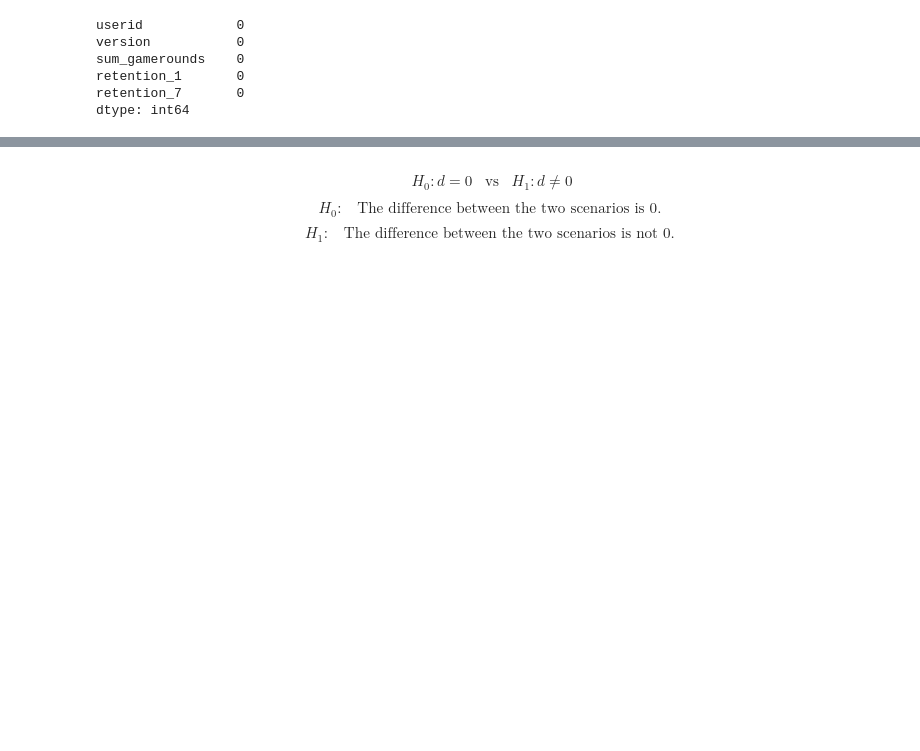
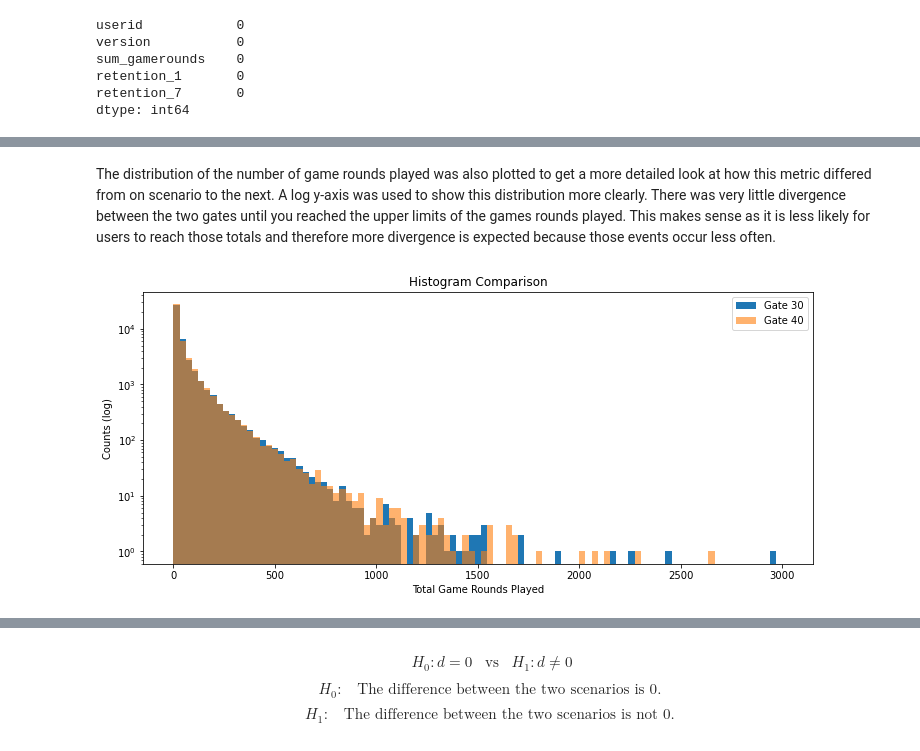
Before and after one commit to JordanFortney/a-bTestingScenarioOutcomes, a Jupyter notebook: ABTestingProject.ipynb, the cells around one changed output, grey strips where cells are left out. Drawn from its saved outputs; the diff is of its cells as text; code cells hidden in the pictures; blank space fills up the shorter version.

```diff
--- a/ABTestingProject.ipynb
+++ b/ABTestingProject.ipynb
@@ -58 +80,16 @@ dtype: int64
+# %% [markdown]
+The distribution of the number of game rounds played was also plotted to get a more detailed look at how this metric differed from on scenario to the next. A log y-axis was used to show this distribution more clearly. There was very little divergence between the two gates until you reached the upper limits of the games rounds played. This makes sense as it is less likely for users to reach those totals and therefore more divergence is expected because those events occur less often.
+# %%
+plt.figure(figsize = (12,5))
+numBins = np.linspace(1, 3000, 100)
+plt.hist(ccats['sum_gamerounds'].where(ccats['version'] == 'gate_30'), numBins, label = 'Gate 30')
+plt.hist(ccats['sum_gamerounds'].where(ccats['version'] == 'gate_40'), numBins, label = 'Gate 40', alpha = 0.6)
+plt.title('Histogram Comparison')
+plt.ylabel('Counts (log)')
+plt.xlabel('Total Game Rounds Played')
+plt.yscale('log')
+plt.legend()
+plt.show()
+# %% [output]
+[figure, added]
 # %% [markdown]
```
Also changed, not shown: parts of 28 cells of this notebook.
